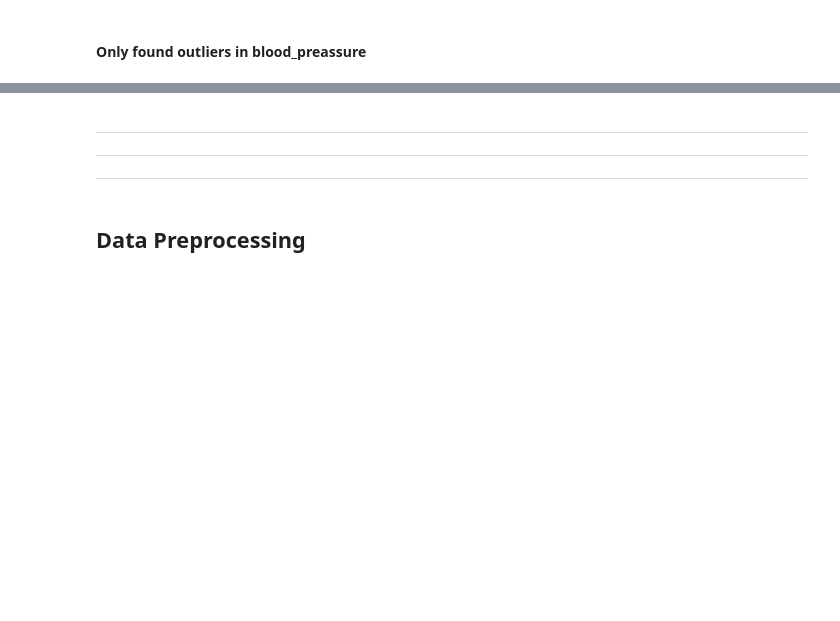
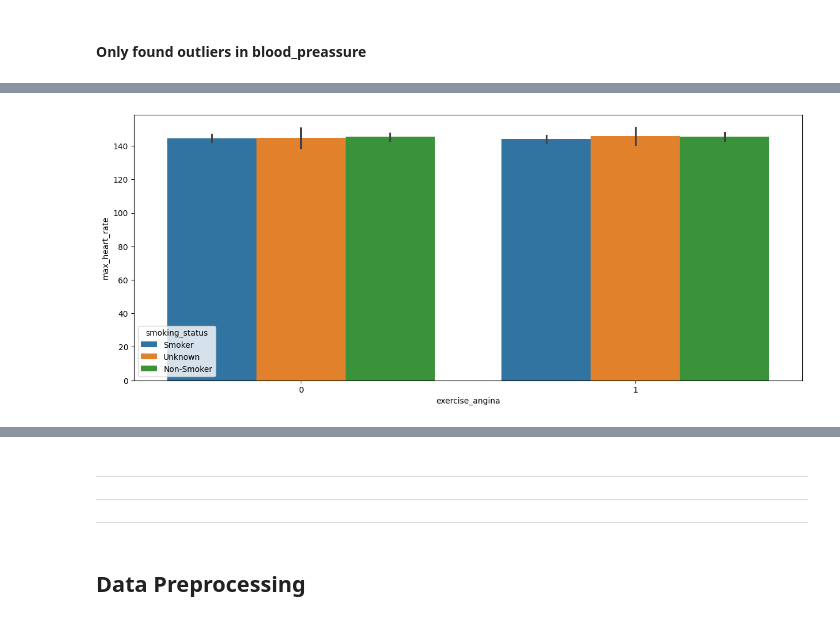
Before and after one commit to amn-sdqi/Case-Studies, a Jupyter notebook: Segmenting Patients/main.ipynb, the cells around one changed output, grey strips where cells are left out. Drawn from its saved outputs; the diff is of its cells as text; code cells hidden in the pictures; blank space fills up the shorter version.

```diff
--- a/Segmenting Patients/main.ipynb
+++ b/Segmenting Patients/main.ipynb
@@ -98,0 +112,7 @@ plt.show()
+# %%
+plt.figure(figsize=(15, 6))
+sns.barplot(x=df["exercise_angina"], y=df["max_heart_rate"], hue=df["smoking_status"])
+plt.title('')
+plt.show()
+# %% [output]
+[figure, added]
```
Also changed, not shown: parts of 10 cells of this notebook.
